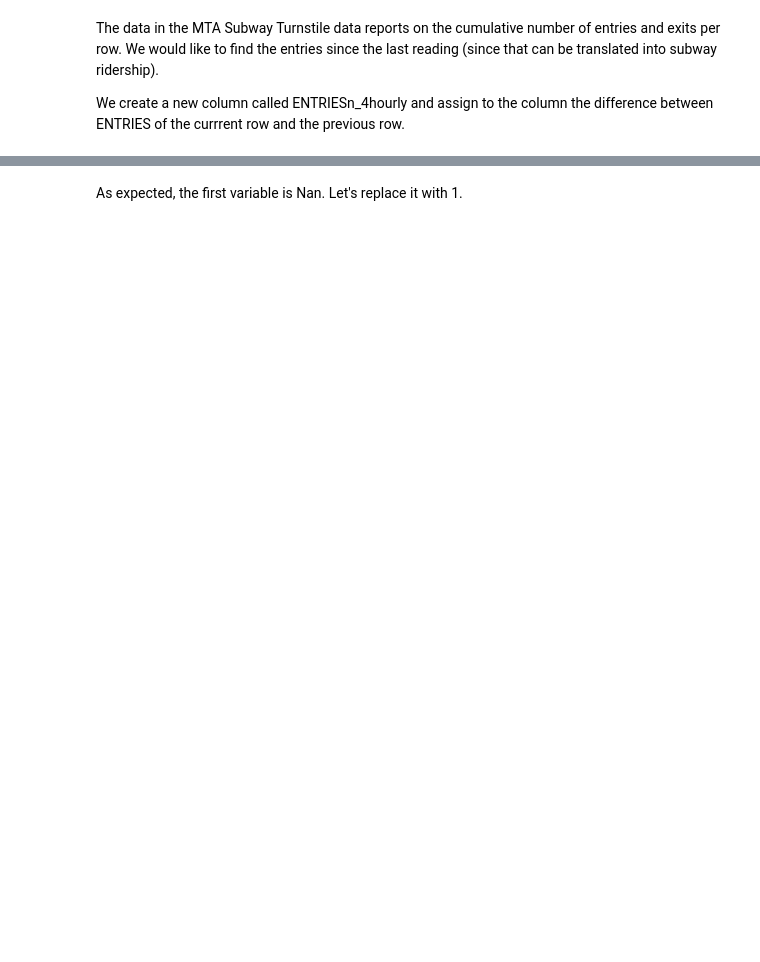
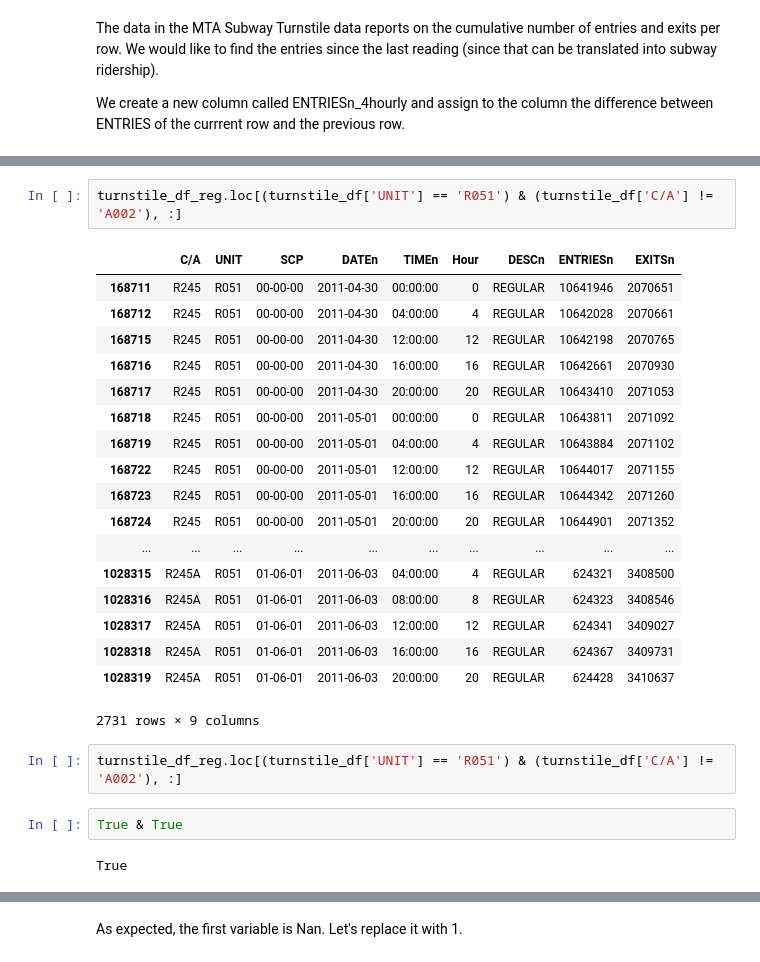
Before and after one commit to sushant2811/NYCsubwayData, a Jupyter notebook: NYCsubwayData.ipynb, the cells around one changed output, grey strips where cells are left out. Saved outputs shown, nothing was run; the diff lists cells and outputs as text; blank space fills up the shorter version.

Commit message:
Exploring the right way to do Entries_4hourly

```diff
--- a/NYCsubwayData.ipynb
+++ b/NYCsubwayData.ipynb
@@ -252,0 +330,27 @@ We create a new column called ENTRIESn_4hourly and assign to the column the diff
+# %%
+turnstile_df_reg.loc[(turnstile_df['UNIT'] == 'R051') & (turnstile_df['C/A'] != 'A002'), :]
+# %% [output]
+|  | C/A | UNIT | SCP | DATEn | TIMEn | Hour | DESCn | ENTRIESn | EXITSn |
+| 168711 | R245 | R051 | 00-00-00 | 2011-04-30 | 00:00:00 | 0 | REGULAR | 10641946 | 2070651 |
+| 168712 | R245 | R051 | 00-00-00 | 2011-04-30 | 04:00:00 | 4 | REGULAR | 10642028 | 2070661 |
+| 168715 | R245 | R051 | 00-00-00 | 2011-04-30 | 12:00:00 | 12 | REGULAR | 10642198 | 2070765 |
+| 168716 | R245 | R051 | 00-00-00 | 2011-04-30 | 16:00:00 | 16 | REGULAR | 10642661 | 2070930 |
+| 168717 | R245 | R051 | 00-00-00 | 2011-04-30 | 20:00:00 | 20 | REGULAR | 10643410 | 2071053 |
+| 168718 | R245 | R051 | 00-00-00 | 2011-05-01 | 00:00:00 | 0 | REGULAR | 10643811 | 2071092 |
+| 168719 | R245 | R051 | 00-00-00 | 2011-05-01 | 04:00:00 | 4 | REGULAR | 10643884 | 2071102 |
+| 168722 | R245 | R051 | 00-00-00 | 2011-05-01 | 12:00:00 | 12 | REGULAR | 10644017 | 2071155 |
+| 168723 | R245 | R051 | 00-00-00 | 2011-05-01 | 16:00:00 | 16 | REGULAR | 10644342 | 2071260 |
+| 168724 | R245 | R051 | 00-00-00 | 2011-05-01 | 20:00:00 | 20 | REGULAR | 10644901 | 2071352 |
+| ... | ... | ... | ... | ... | ... | ... | ... | ... | ... |
+| 1028315 | R245A | R051 | 01-06-01 | 2011-06-03 | 04:00:00 | 4 | REGULAR | 624321 | 3408500 |
+| 1028316 | R245A | R051 | 01-06-01 | 2011-06-03 | 08:00:00 | 8 | REGULAR | 624323 | 3408546 |
+| 1028317 | R245A | R051 | 01-06-01 | 2011-06-03 | 12:00:00 | 12 | REGULAR | 624341 | 3409027 |
+| 1028318 | R245A | R051 | 01-06-01 | 2011-06-03 | 16:00:00 | 16 | REGULAR | 624367 | 3409731 |
+| 1028319 | R245A | R051 | 01-06-01 | 2011-06-03 | 20:00:00 | 20 | REGULAR | 624428 | 3410637 |
+2731 rows × 9 columns
+# %%
+turnstile_df_reg.loc[(turnstile_df['UNIT'] == 'R051') & (turnstile_df['C/A'] != 'A002'), :]
+# %%
+True & True
+# %% [output]
+True
```
Also changed, not shown: parts of 62 cells of this notebook.
